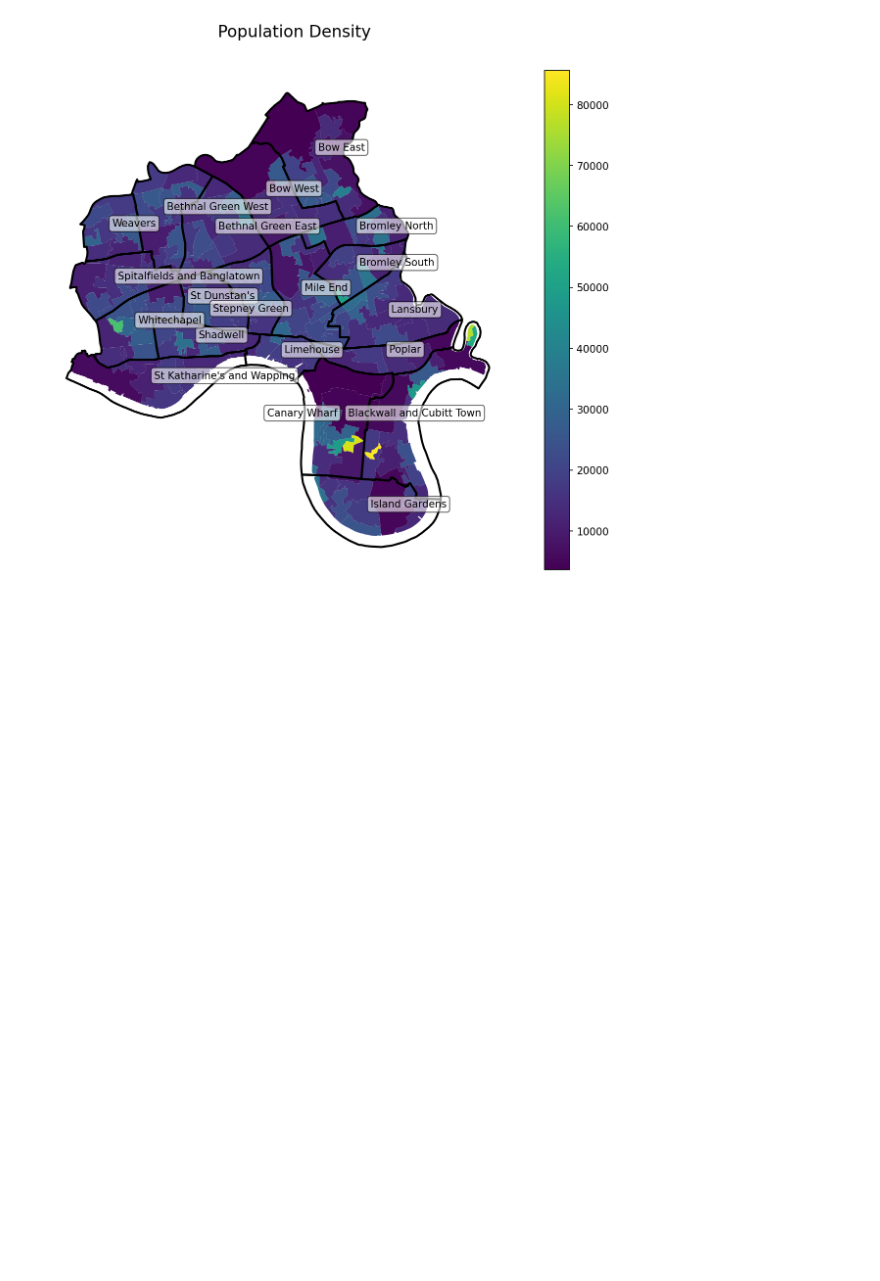
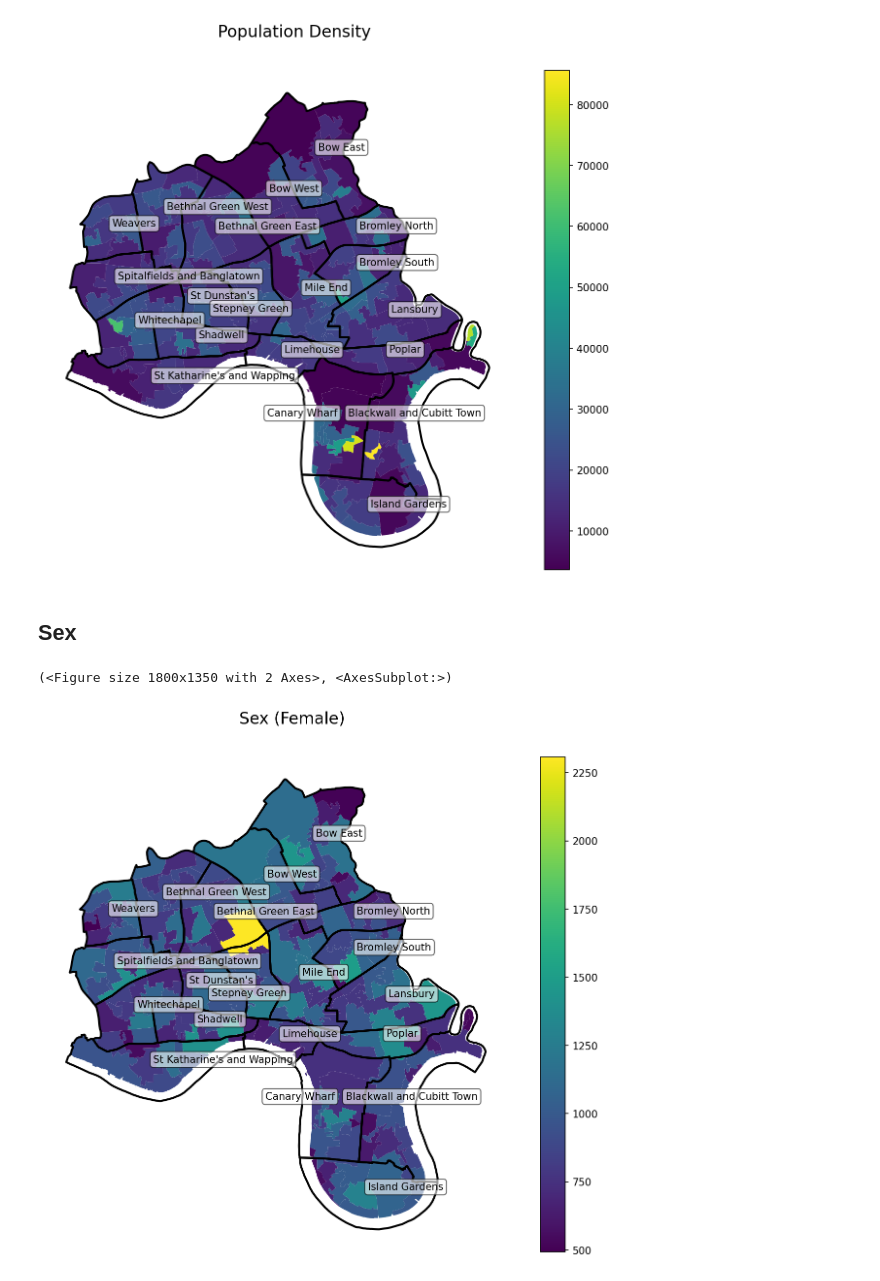
Before and after one commit to data-hamlets/census-data, a Jupyter notebook: notebooks/1.1-jl-census-2021-mapping.ipynb, the cells around one changed output. Saved outputs shown, nothing was run; the diff lists cells and outputs as text; code cells hidden in the pictures; blank space fills up the shorter version.

```diff
--- a/notebooks/1.1-jl-census-2021-mapping.ipynb
+++ b/notebooks/1.1-jl-census-2021-mapping.ipynb
@@ -187,3 +187,20 @@ spatial_plot(
 # %% [output]
 (<Figure size 1800x1350 with 2 Axes>, <AxesSubplot:>)
 [figure]
+# %% [markdown]
+Sex
+--
+# %%
+df = pd.read_excel('https://ons-dp-prod-census-publication.s3.eu-west-2.amazonaws.com/TS008_sex/UR-lsoa%2Bsex.xlsx',
+sheet_name='Table')
+# %%
+spatial_plot(
+    spatialise_data(gdf_2021, df[df['Sex (2 categories) Label'] == 'Female'], left_on="LSOA21CD", right_on="Lower Layer Super Output Areas Code"),
+    column="Count",
+    suptitle="Sex (Female)",
+    title="",
+    cmap="viridis"
+)
+# %% [output]
+(<Figure size 1800x1350 with 2 Axes>, <AxesSubplot:>)
+[figure, added]
```
Also changed, not shown: parts of 1 cell of this notebook.
